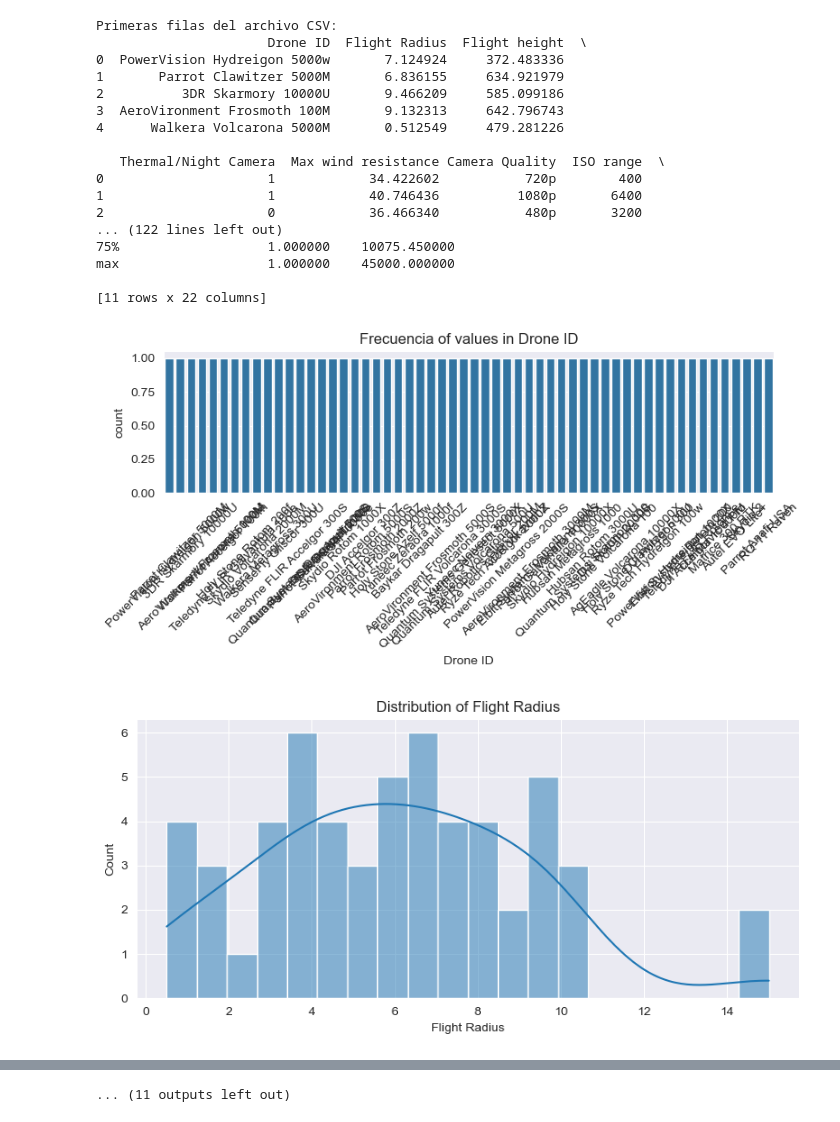
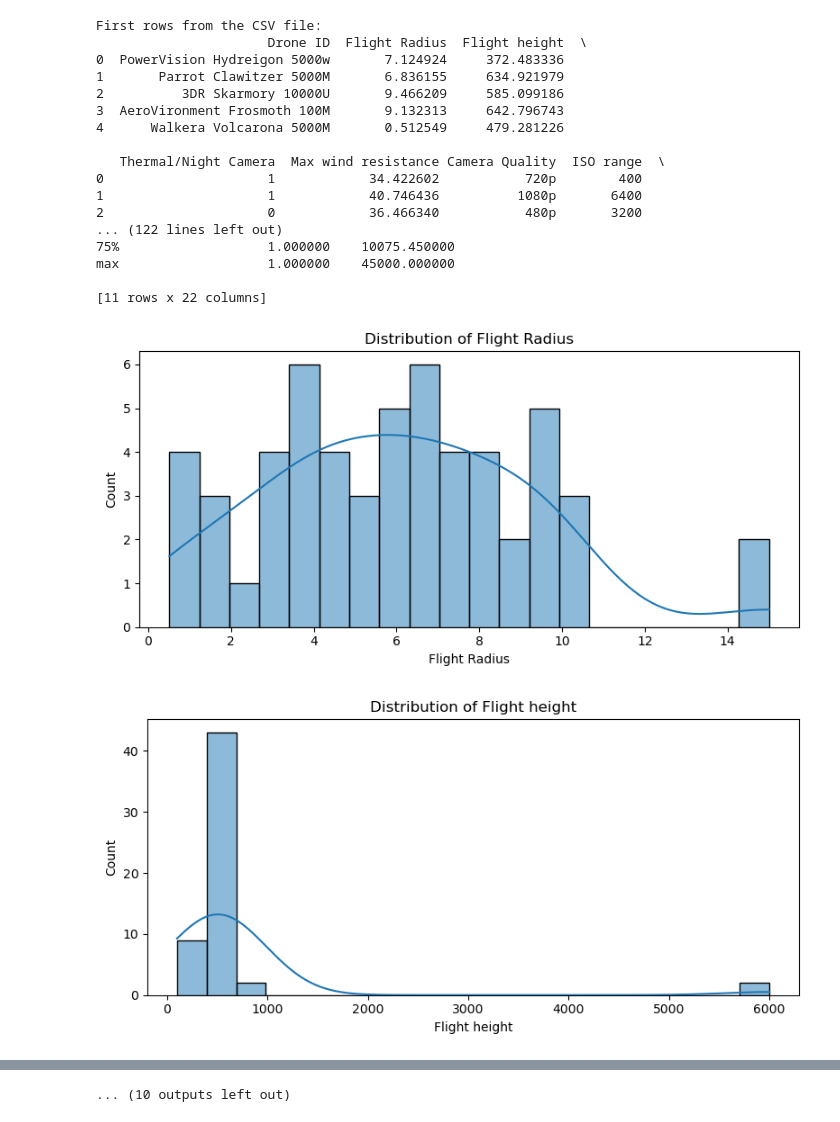
Before and after one commit to UnaiLalana/Decision-Support-System, a Jupyter notebook: visualization.ipynb, the cells around one changed output, grey strips where cells are left out. Saved outputs shown, nothing was run; the diff lists cells and outputs as text; code cells hidden in the pictures.

```diff
--- a/visualization.ipynb
+++ b/visualization.ipynb
@@ -1,48 +6,44 @@
 # %%
-import pandas as pd
-import matplotlib.pyplot as plt
-import seaborn as sns
+#Load the dataset
+df = pd.read_csv('drones_dataset.csv')
 
-# Cargar el CSV
-df = pd.read_csv('drones_dataset.csv')  # Cambia 'drones.csv' por el nombre real de tu archivo
-
-# Mostrar primeras filas del DataFrame
-print("Primeras filas del archivo CSV:")
+print("First rows from the CSV file:")
 print(df.head())
 
-# Mostrar resumen estadístico
-print("\nResumen estadístico:")
+# Show the statistical summary
+print("\nStatistical summary:")
 print(df.describe(include='all'))
 
-# Visualizar la Distribution de cada columna
+# Visualize each column's distribution
 for column in df.columns:
-    plt.figure(figsize=(8, 4))
-    if df[column].dtype in ['int64', 'float64']:
-        sns.histplot(df[column], kde=True, bins=20)
-        plt.title(f'Distribution of {column}')
-    else:
-        sns.countplot(data=df, x=column)
-        plt.title(f'Frecuencia of values in {column}')
-        plt.xticks(rotation=45)
-    plt.tight_layout()
-    plt.show()
+    if column != "Drone ID":
+        plt.figure(figsize=(8, 4))
+        if df[column].dtype in ['int64', 'float64']:
+            sns.histplot(df[column], kde=True, bins=20)
+            plt.title(f'Distribution of {column}')
+        else:
+            sns.countplot(data=df, x=column)
+            plt.title(f'Value frequency in {column}')
+            plt.xticks(rotation=45)
+        plt.tight_layout()
+        plt.show()
 # %% [output]
-Primeras filas del archivo CSV:
+First rows from the CSV file:
                       Drone ID  Flight Radius  Flight height  \
 0  PowerVision Hydreigon 5000w       7.124924     372.483336
 1       Parrot Clawitzer 5000M       6.836155     634.921979
 2          3DR Skarmory 10000U       9.466209     585.099186
 3  AeroVironment Frosmoth 100M       9.132313     642.796743
 4      Walkera Volcarona 5000M       0.512549     479.281226
 
    Thermal/Night Camera  Max wind resistance Camera Quality  ISO range  \
 0                     1            34.422602           720p        400
 1                     1            40.746436          1080p       6400
 2                     0            36.466340           480p       3200
 ... (122 lines left out)
 75%                   1.000000    10075.450000
 max                   1.000000    45000.000000
 
 [11 rows x 22 columns]
-[figure, old version]
+[figure, new version]
-[figure, old version]
+[figure, new version]
@@ -58 +59 @@ max                   1.000000    45000.000000
-... (11 outputs left out)
+... (10 outputs left out)
```
Also changed, not shown: parts of 4 cells of this notebook.
